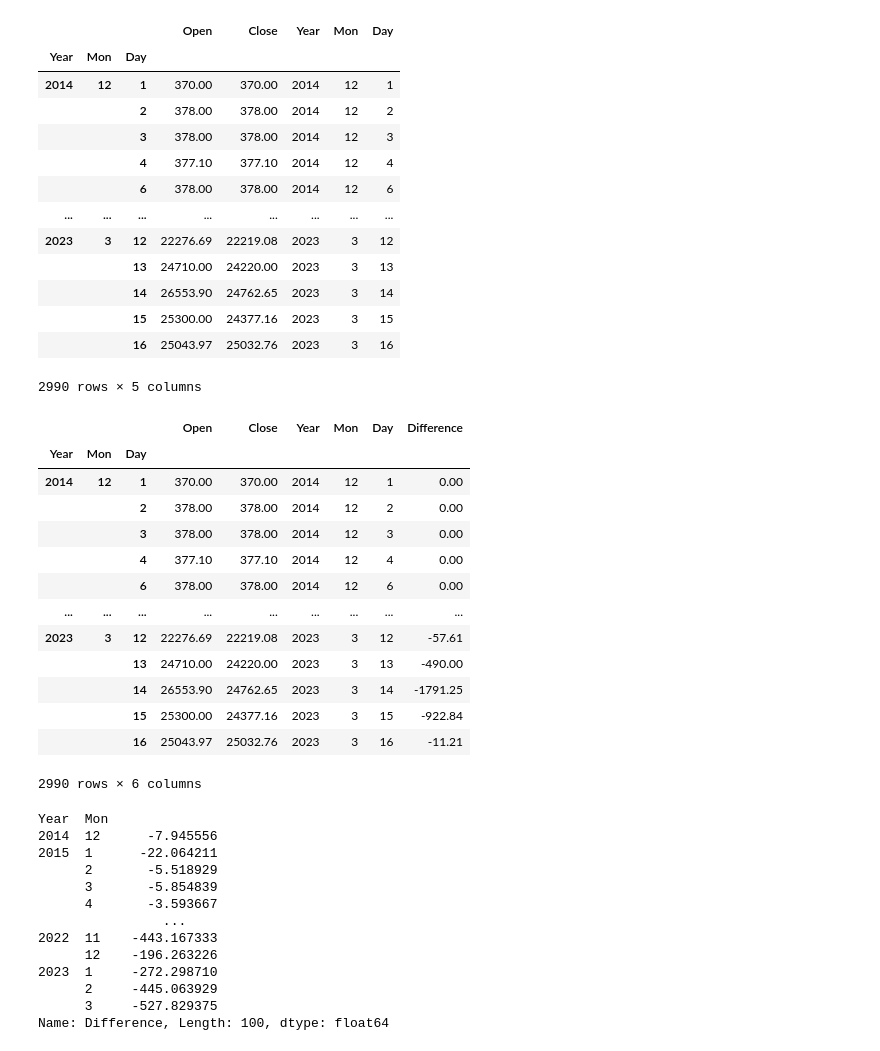
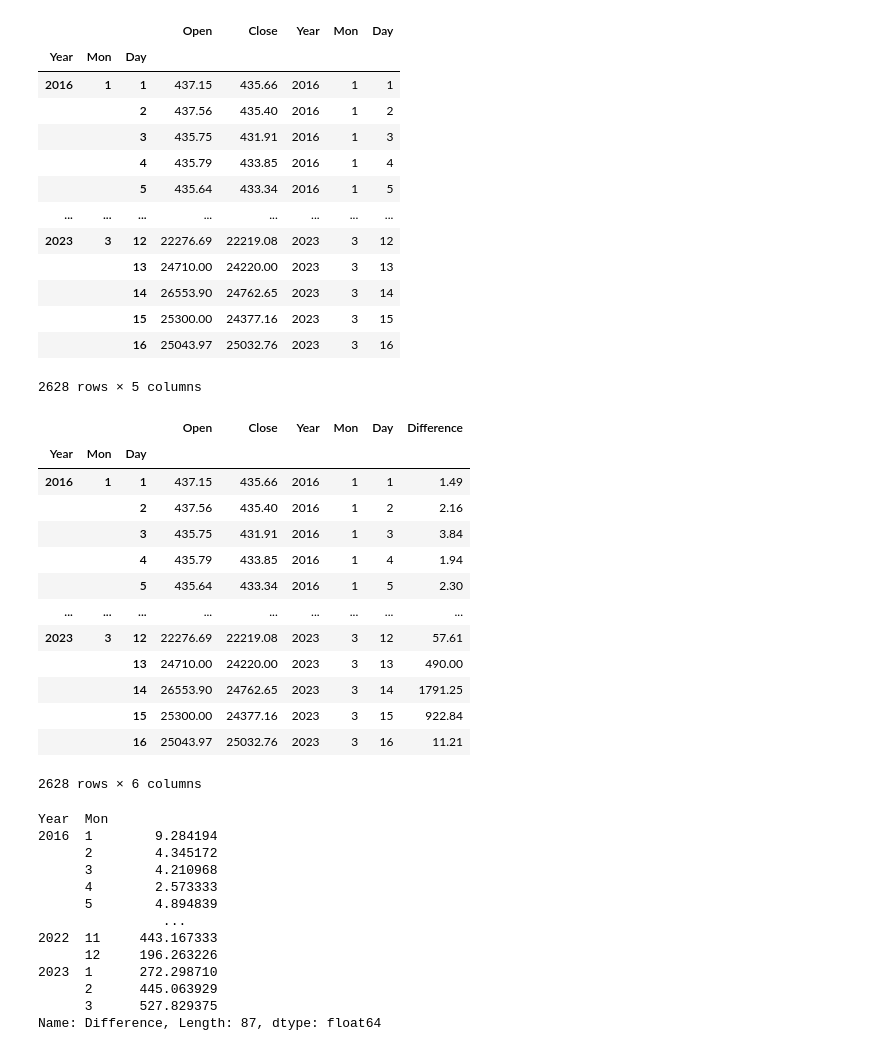
Before and after one commit to aintproud/analitic, a Jupyter notebook: 3.ipynb, the cells around one changed output. Cells and saved outputs as stored; diff of their text form; code cells hidden in the pictures.

```diff
--- a/3.ipynb
+++ b/3.ipynb
@@ -1,3 +1,5 @@
 # %%
 import pandas as pd
 bitcoin = pd.read_excel('GDAX.BTC-USD_790301_230316.xlsx')
+bitcoin.drop(range(362),inplace=True)
+bitcoin
@@ -39,36 +60,36 @@ bitcoin
 # %% [output]
 |  |  |  | Open | Close | Year | Mon | Day |
 | Year | Mon | Day |  |  |  |  |  |
-| 2014 | 12 | 1 | 370.00 | 370.00 | 2014 | 12 | 1 |
-|  |  | 2 | 378.00 | 378.00 | 2014 | 12 | 2 |
-|  |  | 3 | 378.00 | 378.00 | 2014 | 12 | 3 |
-|  |  | 4 | 377.10 | 377.10 | 2014 | 12 | 4 |
-|  |  | 6 | 378.00 | 378.00 | 2014 | 12 | 6 |
+| 2016 | 1 | 1 | 437.15 | 435.66 | 2016 | 1 | 1 |
+|  |  | 2 | 437.56 | 435.40 | 2016 | 1 | 2 |
+|  |  | 3 | 435.75 | 431.91 | 2016 | 1 | 3 |
+|  |  | 4 | 435.79 | 433.85 | 2016 | 1 | 4 |
+|  |  | 5 | 435.64 | 433.34 | 2016 | 1 | 5 |
 | ... | ... | ... | ... | ... | ... | ... | ... |
 | 2023 | 3 | 12 | 22276.69 | 22219.08 | 2023 | 3 | 12 |
 |  |  | 13 | 24710.00 | 24220.00 | 2023 | 3 | 13 |
 |  |  | 14 | 26553.90 | 24762.65 | 2023 | 3 | 14 |
 |  |  | 15 | 25300.00 | 24377.16 | 2023 | 3 | 15 |
 |  |  | 16 | 25043.97 | 25032.76 | 2023 | 3 | 16 |
-2990 rows × 5 columns
+2628 rows × 5 columns
 # %%
-bitcoin['Difference'] = bitcoin['Close']-bitcoin['Open']
+bitcoin['Difference'] = bitcoin['Open']-bitcoin['Close']
 bitcoin
 # %% [output]
 |  |  |  | Open | Close | Year | Mon | Day | Difference |
 | Year | Mon | Day |  |  |  |  |  |  |
-| 2014 | 12 | 1 | 370.00 | 370.00 | 2014 | 12 | 1 | 0.00 |
-|  |  | 2 | 378.00 | 378.00 | 2014 | 12 | 2 | 0.00 |
-|  |  | 3 | 378.00 | 378.00 | 2014 | 12 | 3 | 0.00 |
-|  |  | 4 | 377.10 | 377.10 | 2014 | 12 | 4 | 0.00 |
-|  |  | 6 | 378.00 | 378.00 | 2014 | 12 | 6 | 0.00 |
+| 2016 | 1 | 1 | 437.15 | 435.66 | 2016 | 1 | 1 | 1.49 |
+|  |  | 2 | 437.56 | 435.40 | 2016 | 1 | 2 | 2.16 |
+|  |  | 3 | 435.75 | 431.91 | 2016 | 1 | 3 | 3.84 |
+|  |  | 4 | 435.79 | 433.85 | 2016 | 1 | 4 | 1.94 |
+|  |  | 5 | 435.64 | 433.34 | 2016 | 1 | 5 | 2.30 |
 | ... | ... | ... | ... | ... | ... | ... | ... | ... |
-| 2023 | 3 | 12 | 22276.69 | 22219.08 | 2023 | 3 | 12 | -57.61 |
-|  |  | 13 | 24710.00 | 24220.00 | 2023 | 3 | 13 | -490.00 |
-|  |  | 14 | 26553.90 | 24762.65 | 2023 | 3 | 14 | -1791.25 |
-|  |  | 15 | 25300.00 | 24377.16 | 2023 | 3 | 15 | -922.84 |
-|  |  | 16 | 25043.97 | 25032.76 | 2023 | 3 | 16 | -11.21 |
+| 2023 | 3 | 12 | 22276.69 | 22219.08 | 2023 | 3 | 12 | 57.61 |
+|  |  | 13 | 24710.00 | 24220.00 | 2023 | 3 | 13 | 490.00 |
+|  |  | 14 | 26553.90 | 24762.65 | 2023 | 3 | 14 | 1791.25 |
+|  |  | 15 | 25300.00 | 24377.16 | 2023 | 3 | 15 | 922.84 |
+|  |  | 16 | 25043.97 | 25032.76 | 2023 | 3 | 16 | 11.21 |
-2990 rows × 6 columns
+2628 rows × 6 columns
 # %%
 year_day_mean=bitcoin.groupby(level=[0,1]).mean()
 tmpmn=year_day_mean['Difference']
@@ -77,18 +98,18 @@ mon_mean.columns=['Jan','Feb','Mar','Apr','May','Jun','Jul','Aug','Sep','Oct','N
 tmpmn
 # %% [output]
 Year  Mon
-2014  12      -7.945556
-2015  1      -22.064211
-      2       -5.518929
-      3       -5.854839
-      4       -3.593667
+2016  1        9.284194
+      2        4.345172
+      3        4.210968
+      4        2.573333
+      5        4.894839
                 ...
-2022  11    -443.167333
-      12    -196.263226
-2023  1     -272.298710
-      2     -445.063929
-      3     -527.829375
-Name: Difference, Length: 100, dtype: float64
+2022  11     443.167333
+      12     196.263226
+2023  1      272.298710
+      2      445.063929
+      3      527.829375
+Name: Difference, Length: 87, dtype: float64
 # %%
 corr=mon_mean.corr()
 corr
```
Also changed, not shown: parts of 7 cells of this notebook.
